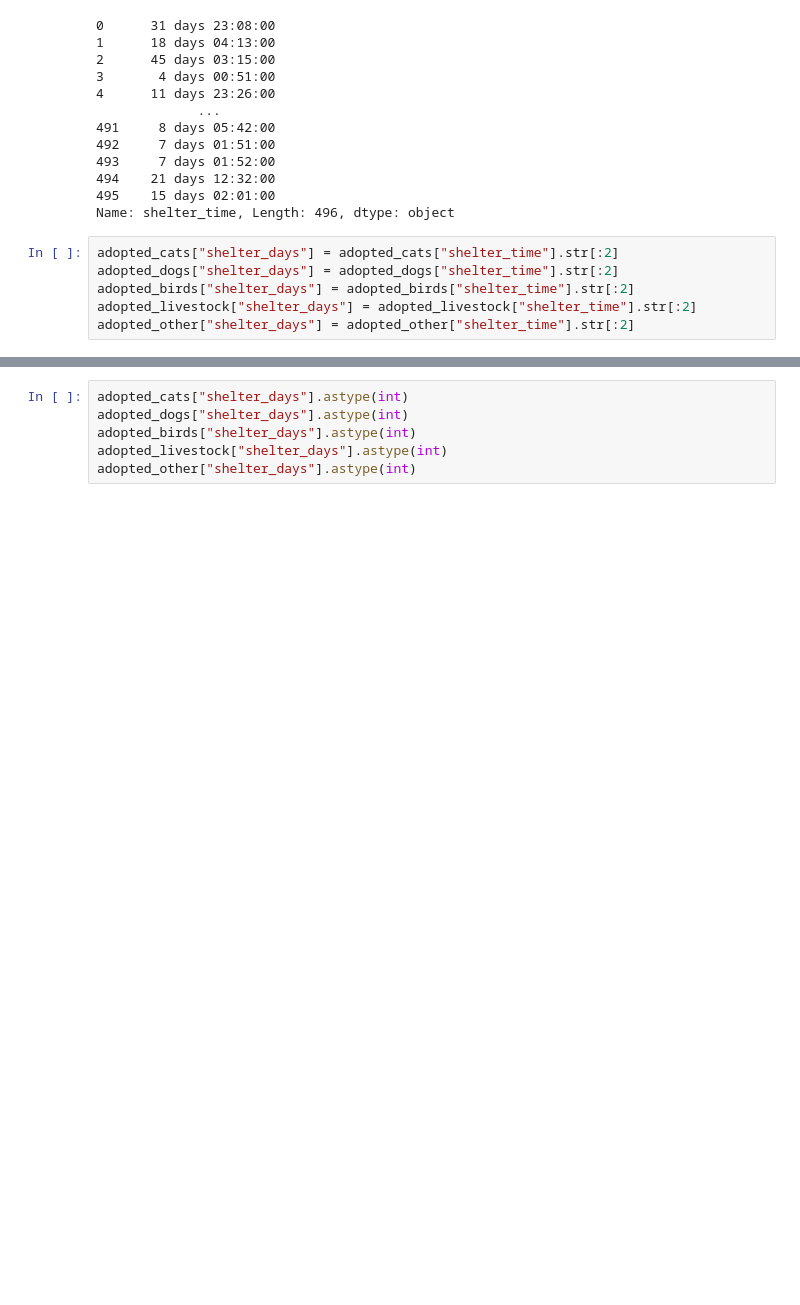
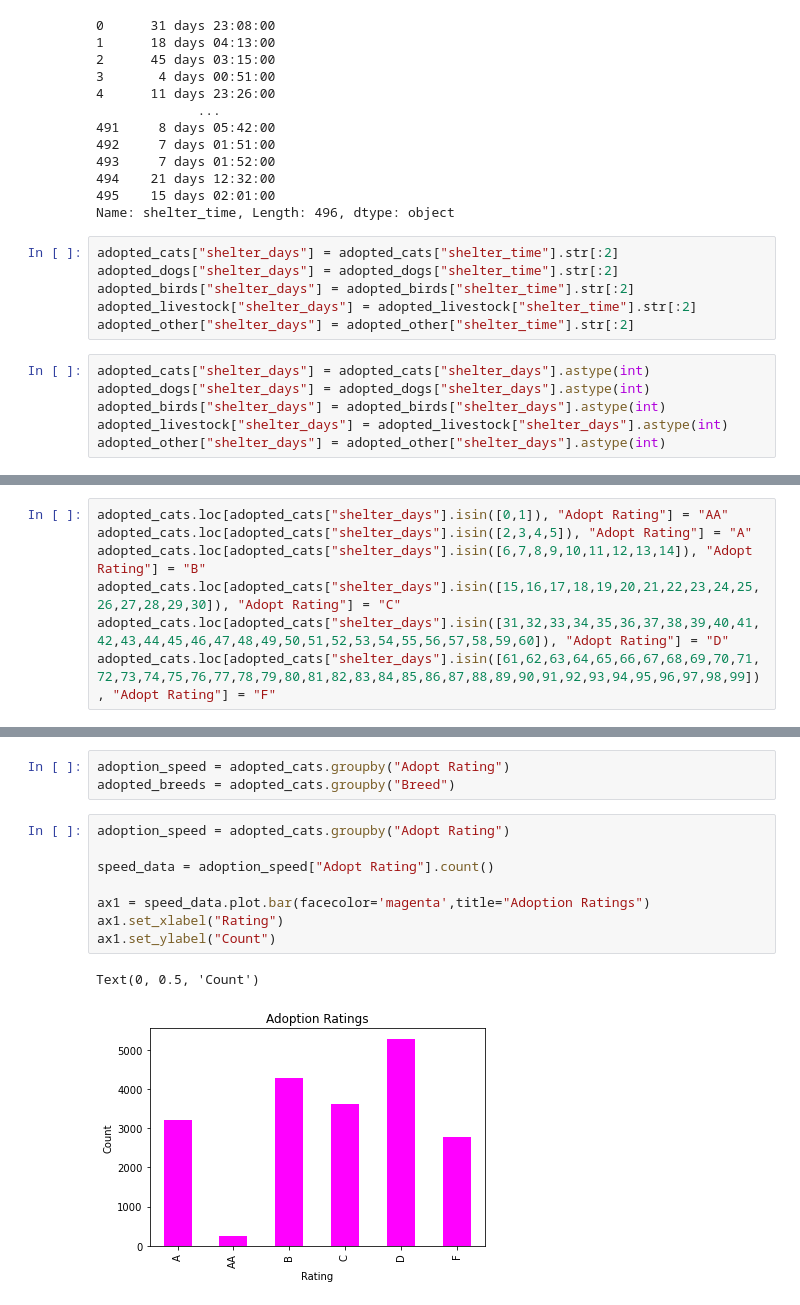
Before and after one commit to elizabethschall2934/Final-Project, a Jupyter notebook: more_cleaning.ipynb, the cells around one changed output, grey strips where cells are left out. Cells and saved outputs as stored; diff of their text form; blank space fills up the shorter version.

Commit message:
bar charts to view some adoption info

```diff
--- a/more_cleaning.ipynb
+++ b/more_cleaning.ipynb
@@ -44,3 +42,9 @@ adopted_dogs["shelter_days"] = adopted_dogs["shelter_time"].str[:2]
 adopted_birds["shelter_days"] = adopted_birds["shelter_time"].str[:2]
 adopted_livestock["shelter_days"] = adopted_livestock["shelter_time"].str[:2]
 adopted_other["shelter_days"] = adopted_other["shelter_time"].str[:2]
+# %%
+adopted_cats["shelter_days"] = adopted_cats["shelter_days"].astype(int)
+adopted_dogs["shelter_days"] = adopted_dogs["shelter_days"].astype(int)
+adopted_birds["shelter_days"] = adopted_birds["shelter_days"].astype(int)
+adopted_livestock["shelter_days"] = adopted_livestock["shelter_days"].astype(int)
+adopted_other["shelter_days"] = adopted_other["shelter_days"].astype(int)
@@ -47,2 +74,9 @@ adopted_other["shelter_days"] = adopted_other["shelter_time"].str[:2]
+# %%
+adopted_cats.loc[adopted_cats["shelter_days"].isin([0,1]), "Adopt Rating"] = "AA"
+adopted_cats.loc[adopted_cats["shelter_days"].isin([2,3,4,5]), "Adopt Rating"] = "A"
+adopted_cats.loc[adopted_cats["shelter_days"].isin([6,7,8,9,10,11,12,13,14]), "Adopt Rating"] = "B"
+adopted_cats.loc[adopted_cats["shelter_days"].isin([15,16,17,18,19,20,21,22,23,24,25,26,27,28,29,30]), "Adopt Rating"] = "C"
+adopted_cats.loc[adopted_cats["shelter_days"].isin([31,32,33,34,35,36,37,38,39,40,41,42,43,44,45,46,47,48,49,50,51,52,53,54,55,56,57,58,59,60]), "Adopt Rating"] = "D"
+adopted_cats.loc[adopted_cats["shelter_days"].isin([61,62,63,64,65,66,67,68,69,70,71,72,73,74,75,76,77,78,79,80,81,82,83,84,85,86,87,88,89,90,91,92,93,94,95,96,97,98,99]), "Adopt Rating"] = "F"
 # %%
 adopted_cats.head()
@@ -49,6 +90,14 @@ adopted_cats.head()
-# %%
-adopted_cats["shelter_days"].astype(int)
-adopted_dogs["shelter_days"].astype(int)
-adopted_birds["shelter_days"].astype(int)
-adopted_livestock["shelter_days"].astype(int)
-adopted_other["shelter_days"].astype(int)
+# %%
+adoption_speed = adopted_cats.groupby("Adopt Rating")
+adopted_breeds = adopted_cats.groupby("Breed")
+# %%
+adoption_speed = adopted_cats.groupby("Adopt Rating")
+
+speed_data = adoption_speed["Adopt Rating"].count()
+
+ax1 = speed_data.plot.bar(facecolor='magenta',title="Adoption Ratings")
+ax1.set_xlabel("Rating")
+ax1.set_ylabel("Count")
+# %% [output]
+Text(0, 0.5, 'Count')
+[figure, added]
```
Also changed, not shown: parts of 36 cells of this notebook, 1 other file.
